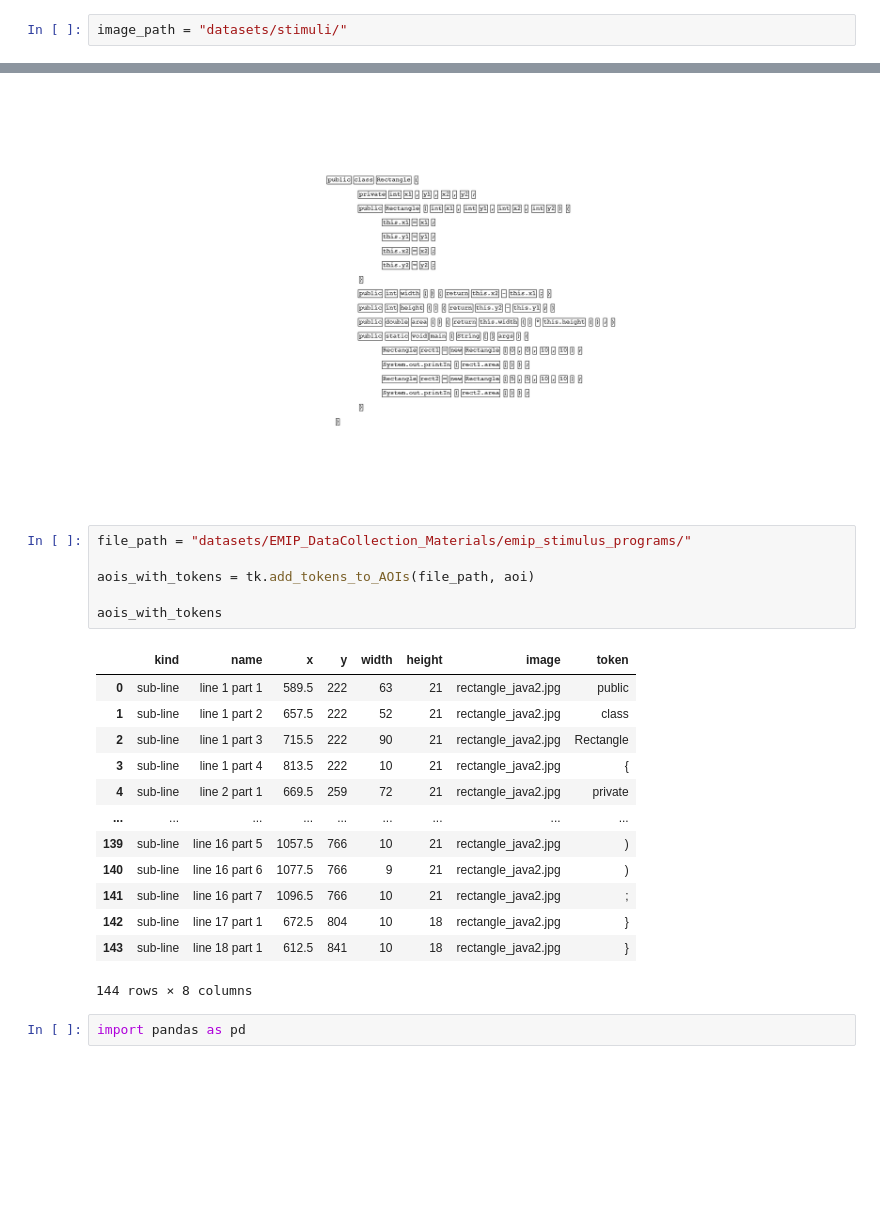
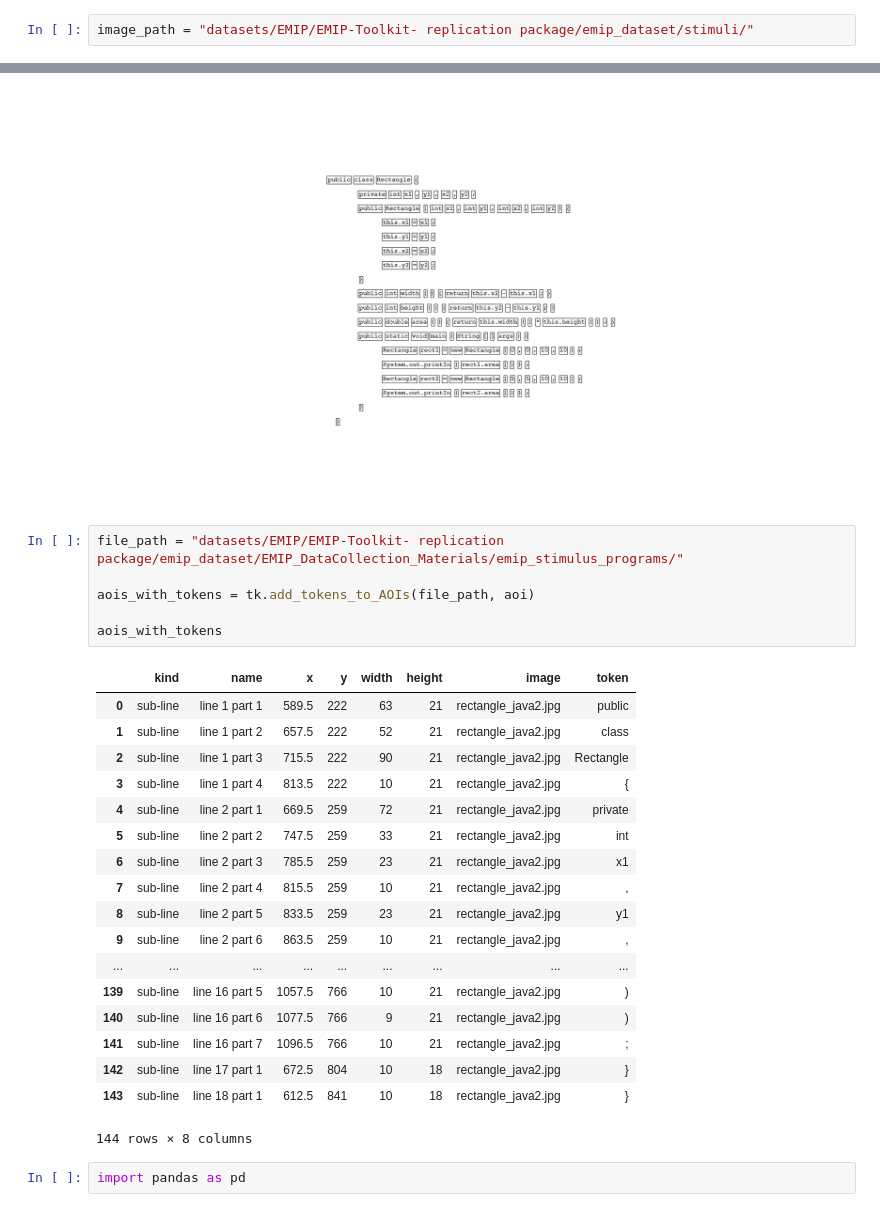
Before and after one commit to nalmadi/EMIP-Toolkit, a Jupyter notebook: Synthetic Dataset.ipynb, the cells around one changed output, grey strips where cells are left out. Drawn from its saved outputs; the diff is of its cells as text; blank space fills up the shorter version.

```diff
--- a/Synthetic Dataset.ipynb
+++ b/Synthetic Dataset.ipynb
@@ -1,7 +1,7 @@
 # %%
 import emip_toolkit as tk
 # %%
-image_path = "datasets/stimuli/"
+image_path = "datasets/EMIP/EMIP-Toolkit- replication package/emip_dataset/stimuli/"
 # %%
 image = "rectangle_java2.jpg"
 # %%
@@ -19,18 +19,23 @@ tk.draw_aoi(aoi, image, image_path)
 # %% [output]
 [figure]
 # %%
-file_path = "datasets/EMIP_DataCollection_Materials/emip_stimulus_programs/"
+file_path = "datasets/EMIP/EMIP-Toolkit- replication package/emip_dataset/EMIP_DataCollection_Materials/emip_stimulus_programs/"
 
 aois_with_tokens = tk.add_tokens_to_AOIs(file_path, aoi)
 
 aois_with_tokens
 # %% [output]
 |  | kind | name | x | y | width | height | image | token |
 | 0 | sub-line | line 1 part 1 | 589.5 | 222 | 63 | 21 | rectangle_java2.jpg | public |
 | 1 | sub-line | line 1 part 2 | 657.5 | 222 | 52 | 21 | rectangle_java2.jpg | class |
 | 2 | sub-line | line 1 part 3 | 715.5 | 222 | 90 | 21 | rectangle_java2.jpg | Rectangle |
 | 3 | sub-line | line 1 part 4 | 813.5 | 222 | 10 | 21 | rectangle_java2.jpg | { |
 | 4 | sub-line | line 2 part 1 | 669.5 | 259 | 72 | 21 | rectangle_java2.jpg | private |
+| 5 | sub-line | line 2 part 2 | 747.5 | 259 | 33 | 21 | rectangle_java2.jpg | int |
+| 6 | sub-line | line 2 part 3 | 785.5 | 259 | 23 | 21 | rectangle_java2.jpg | x1 |
+| 7 | sub-line | line 2 part 4 | 815.5 | 259 | 10 | 21 | rectangle_java2.jpg | , |
+| 8 | sub-line | line 2 part 5 | 833.5 | 259 | 23 | 21 | rectangle_java2.jpg | y1 |
+| 9 | sub-line | line 2 part 6 | 863.5 | 259 | 10 | 21 | rectangle_java2.jpg | , |
 | ... | ... | ... | ... | ... | ... | ... | ... | ... |
 | 139 | sub-line | line 16 part 5 | 1057.5 | 766 | 10 | 21 | rectangle_java2.jpg | ) |
 | 140 | sub-line | line 16 part 6 | 1077.5 | 766 | 9 | 21 | rectangle_java2.jpg | ) |
```
Also changed, not shown: parts of 8 cells of this notebook, 1 other file.
